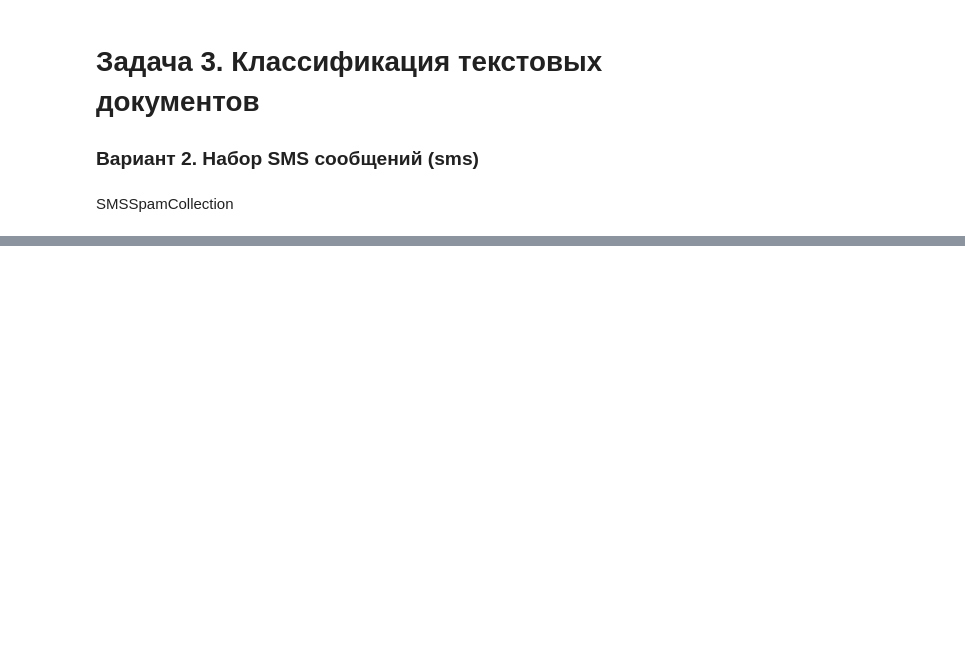
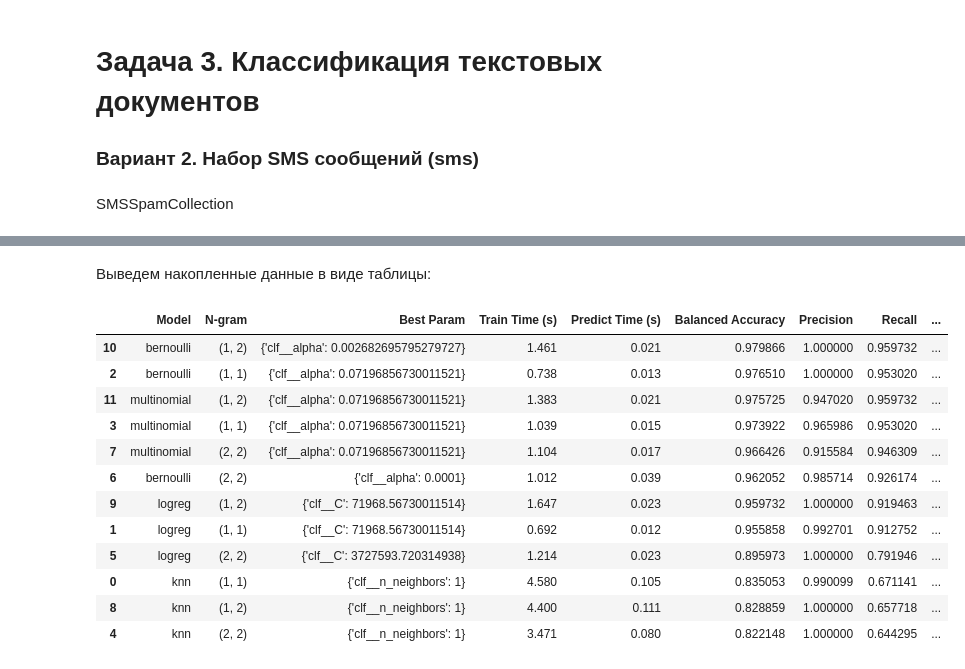
Before and after one commit to SARWX/mlmethods, a Jupyter notebook: task2.ipynb, the cells around one changed output, grey strips where cells are left out. Cells and saved outputs as stored; diff of their text form; code cells hidden in the pictures; blank space fills up the shorter version.

```diff
--- a/task2.ipynb
+++ b/task2.ipynb
@@ -741,0 +752,19 @@ print(df_results.sort_values(by="Balanced Accuracy", ascending=False).to_string(
+# %% [markdown]
+Выведем накопленные данные в виде таблицы:
+# %%
+df_results = pd.DataFrame(results)
+df_results.sort_values(by="Balanced Accuracy", ascending=False)
+# %% [output]
+|  | Model | N-gram | Best Param | Train Time (s) | Predict Time (s) | Balanced Accuracy | Precision | Recall | ... |
+| 10 | bernoulli | (1, 2) | {'clf__alpha': 0.002682695795279727} | 1.461 | 0.021 | 0.979866 | 1.000000 | 0.959732 | ... |
+| 2 | bernoulli | (1, 1) | {'clf__alpha': 0.07196856730011521} | 0.738 | 0.013 | 0.976510 | 1.000000 | 0.953020 | ... |
+| 11 | multinomial | (1, 2) | {'clf__alpha': 0.07196856730011521} | 1.383 | 0.021 | 0.975725 | 0.947020 | 0.959732 | ... |
+| 3 | multinomial | (1, 1) | {'clf__alpha': 0.07196856730011521} | 1.039 | 0.015 | 0.973922 | 0.965986 | 0.953020 | ... |
+| 7 | multinomial | (2, 2) | {'clf__alpha': 0.07196856730011521} | 1.104 | 0.017 | 0.966426 | 0.915584 | 0.946309 | ... |
+| 6 | bernoulli | (2, 2) | {'clf__alpha': 0.0001} | 1.012 | 0.039 | 0.962052 | 0.985714 | 0.926174 | ... |
+| 9 | logreg | (1, 2) | {'clf__C': 71968.56730011514} | 1.647 | 0.023 | 0.959732 | 1.000000 | 0.919463 | ... |
+| 1 | logreg | (1, 1) | {'clf__C': 71968.56730011514} | 0.692 | 0.012 | 0.955858 | 0.992701 | 0.912752 | ... |
+| 5 | logreg | (2, 2) | {'clf__C': 3727593.720314938} | 1.214 | 0.023 | 0.895973 | 1.000000 | 0.791946 | ... |
+| 0 | knn | (1, 1) | {'clf__n_neighbors': 1} | 4.580 | 0.105 | 0.835053 | 0.990099 | 0.671141 | ... |
+| 8 | knn | (1, 2) | {'clf__n_neighbors': 1} | 4.400 | 0.111 | 0.828859 | 1.000000 | 0.657718 | ... |
+| 4 | knn | (2, 2) | {'clf__n_neighbors': 1} | 3.471 | 0.080 | 0.822148 | 1.000000 | 0.644295 | ... |
```
Also changed, not shown: parts of 19 cells of this notebook.
